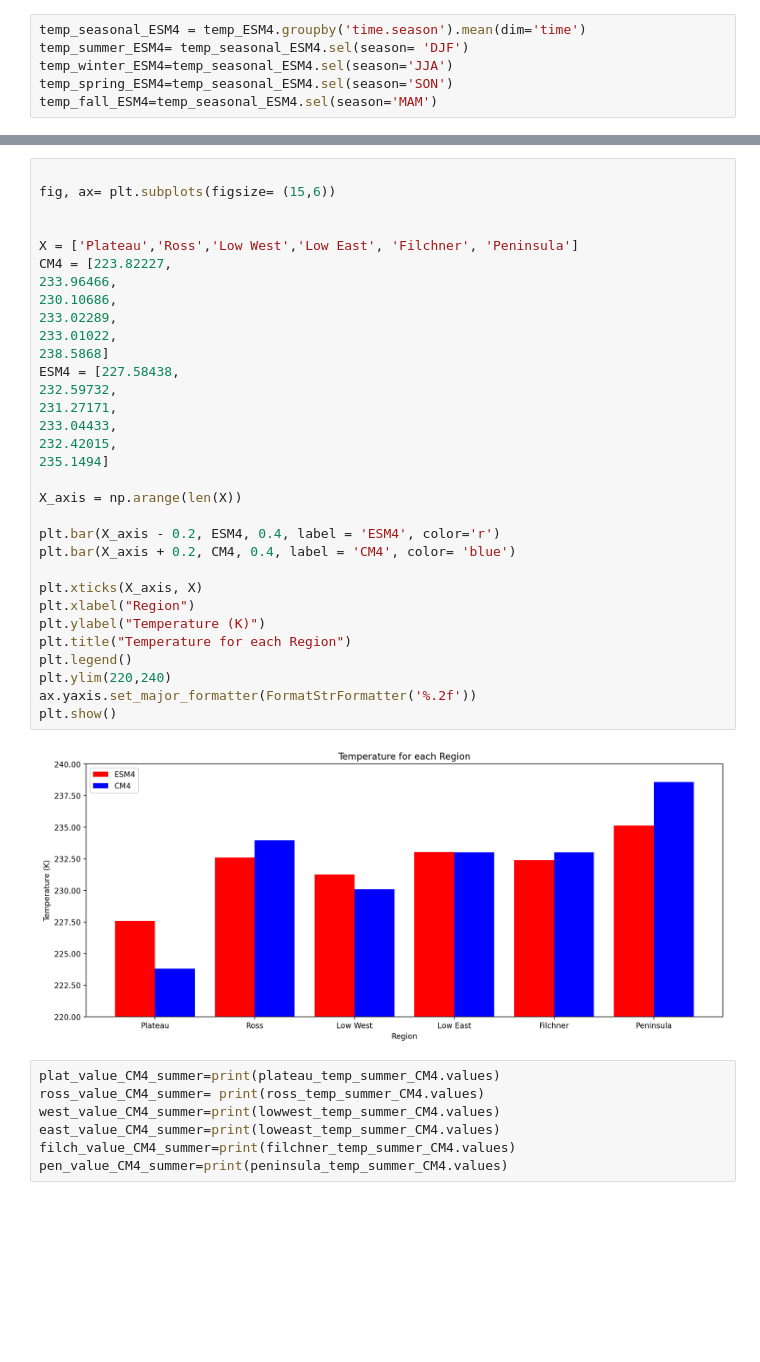
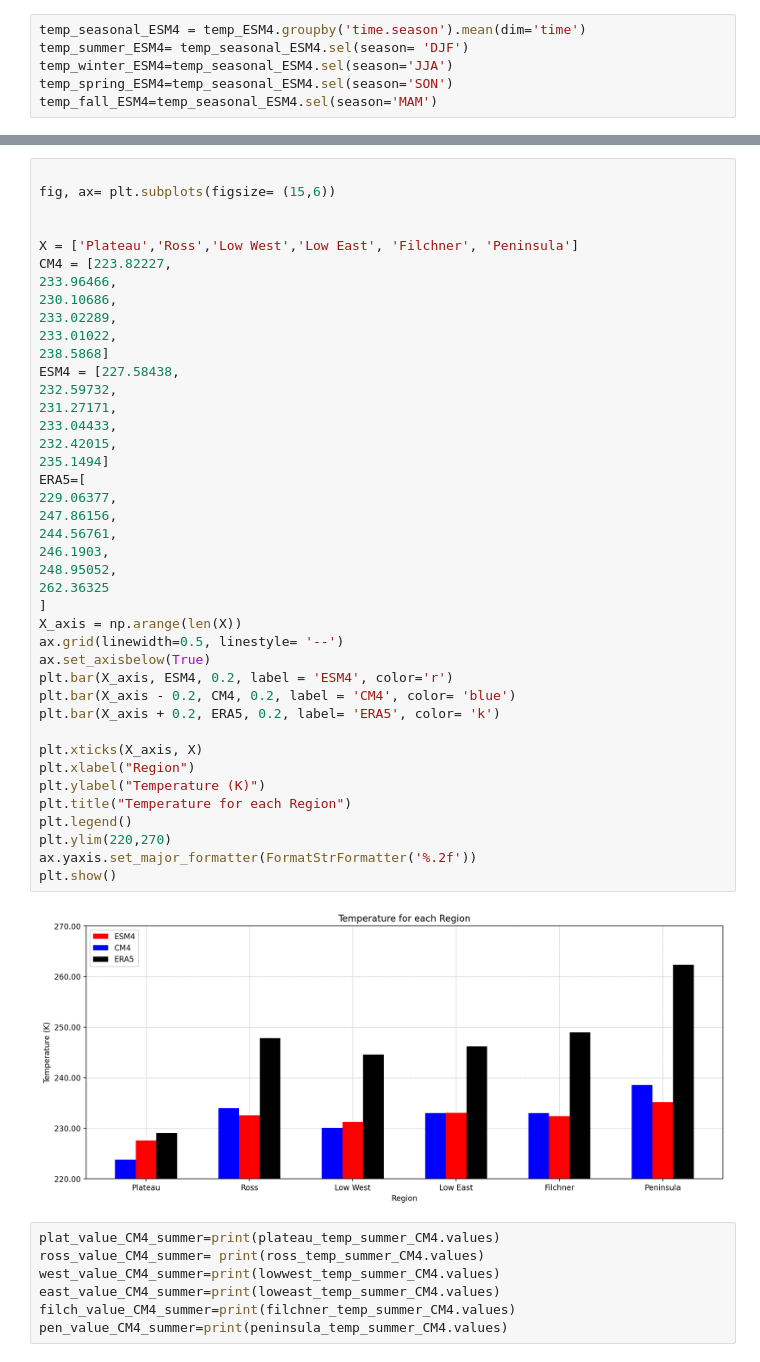
Before and after one commit to twass21/katabatic_winds, a Jupyter notebook: temp_bar_plots.ipynb, the cells around one changed output, grey strips where cells are left out. Saved outputs shown, nothing was run; the diff lists cells and outputs as text; blank space fills up the shorter version.

```diff
--- a/temp_bar_plots.ipynb
+++ b/temp_bar_plots.ipynb
@@ -139,37 +257,46 @@ pen_value_ESM4_total=print(peninsula_temp_total_ESM4.values)
 # %%
 
 fig, ax= plt.subplots(figsize= (15,6))
 
 
 X = ['Plateau','Ross','Low West','Low East', 'Filchner', 'Peninsula']
 CM4 = [223.82227,
 233.96466,
 230.10686,
 233.02289,
 233.01022,
 238.5868]
 ESM4 = [227.58438,
 232.59732,
 231.27171,
 233.04433,
 232.42015,
 235.1494]
-
+ERA5=[
+229.06377,
+247.86156,
+244.56761,
+246.1903,
+248.95052,
+262.36325
+]
 X_axis = np.arange(len(X))
-
-plt.bar(X_axis - 0.2, ESM4, 0.4, label = 'ESM4', color='r')
-plt.bar(X_axis + 0.2, CM4, 0.4, label = 'CM4', color= 'blue')
+ax.grid(linewidth=0.5, linestyle= '--')
+ax.set_axisbelow(True)
+plt.bar(X_axis, ESM4, 0.2, label = 'ESM4', color='r')
+plt.bar(X_axis - 0.2, CM4, 0.2, label = 'CM4', color= 'blue')
+plt.bar(X_axis + 0.2, ERA5, 0.2, label= 'ERA5', color= 'k')
 
 plt.xticks(X_axis, X)
 plt.xlabel("Region")
 plt.ylabel("Temperature (K)")
 plt.title("Temperature for each Region")
 plt.legend()
-plt.ylim(220,240)
+plt.ylim(220,270)
 ax.yaxis.set_major_formatter(FormatStrFormatter('%.2f'))
 plt.show()
 # %% [output]
-[figure, old version]
+[figure, new version]
 # %%
 plat_value_CM4_summer=print(plateau_temp_summer_CM4.values)
 ross_value_CM4_summer= print(ross_temp_summer_CM4.values)
```
Also changed, not shown: parts of 28 cells of this notebook.
